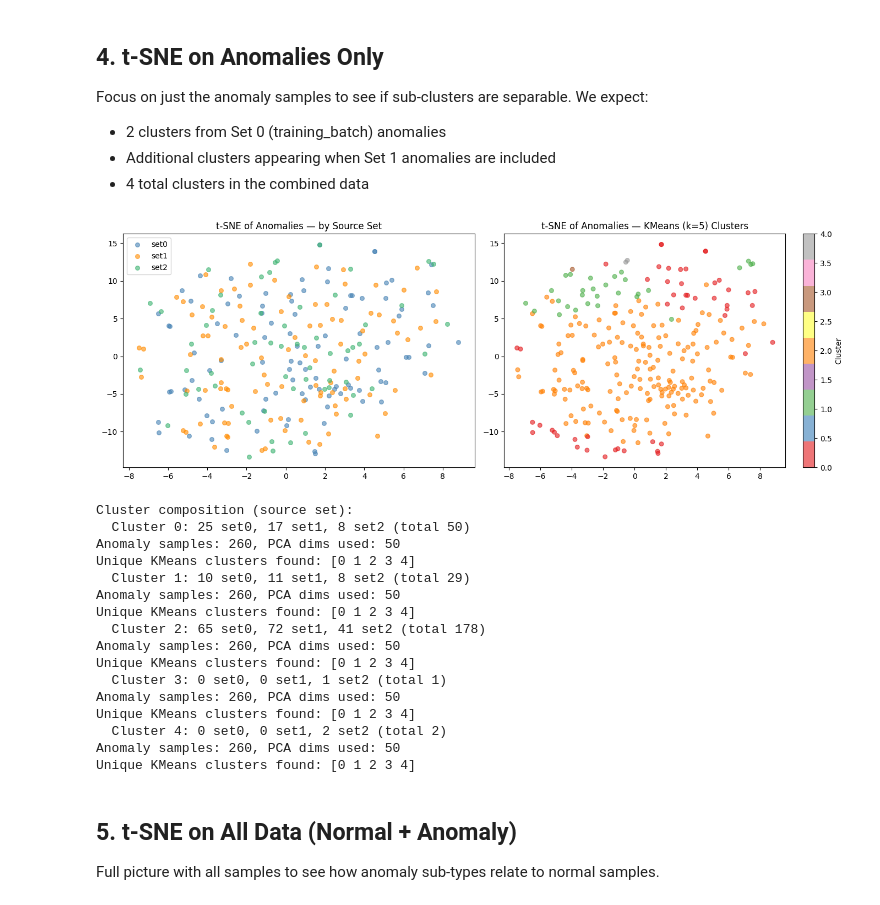
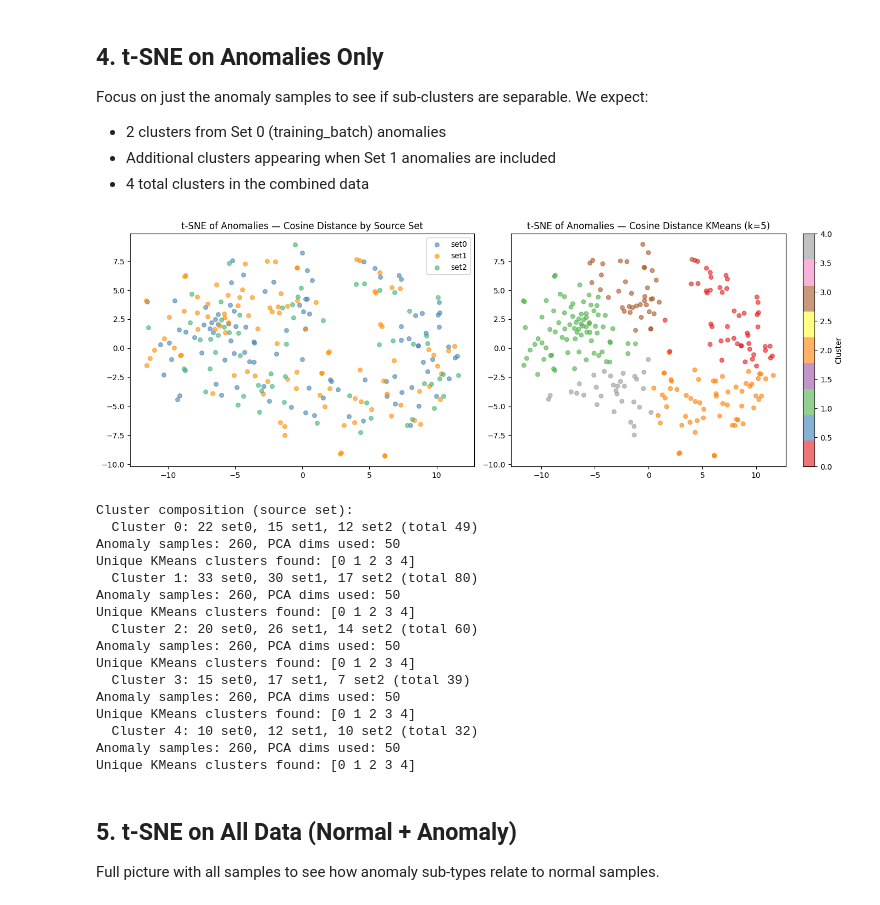
Before and after one commit to Zypperman/cs421pain, a Jupyter notebook: Strategies/EDA/visualising compressed (012).ipynb, the cells around one changed output. Saved outputs shown, nothing was run; the diff lists cells and outputs as text; code cells hidden in the pictures.

```diff
--- a/Strategies/EDA/visualising compressed (012).ipynb
+++ b/Strategies/EDA/visualising compressed (012).ipynb
@@ -274,8 +274,14 @@ anomaly_mask = np.asarray(y_all).ravel() == 1
 X_anom_pca = X_pca[anomaly_mask]
 source_anom = source[anomaly_mask]
 
-tsne_anom = TSNE(n_components=2, perplexity=30, random_state=42, max_iter=1000)
-X_anom_tsne = tsne_anom.fit_transform(X_anom_pca)
+# Cosine distance is available directly in t-SNE
+X_anom_tsne = TSNE(
+    n_components=2,
+    perplexity=30,
+    metric="cosine",
+    random_state=42,
+    max_iter=1000,
+).fit_transform(X_anom_pca)
 
 fig, axes = plt.subplots(1, 2, figsize=(14, 5))
 
@@ -284,52 +290,53 @@ for src, color in [('set0', 'steelblue'), ('set1', 'darkorange'), ('set2', 'medi
     mask = source_anom == src
     axes[0].scatter(X_anom_tsne[mask, 0], X_anom_tsne[mask, 1],
                    c=color, alpha=0.6, s=30, label=f'{src}')
-axes[0].set_title('t-SNE of Anomalies — by Source Set')
+axes[0].set_title('t-SNE of Anomalies — Cosine Distance by Source Set')
 axes[0].legend()
 
 # KMeans with k=5 to find sub-clusters
+X_anom_tsne_norm = Normalizer().fit_transform(X_anom_tsne)
 km = KMeans(n_clusters=5, random_state=42, n_init=10)
-cluster_labels = km.fit_predict(X_anom_pca)
+cluster_labels = km.fit_predict(X_anom_tsne_norm)
 
 scatter = axes[1].scatter(X_anom_tsne[:, 0], X_anom_tsne[:, 1],
                           c=cluster_labels, cmap='Set1', alpha=0.6, s=30)
-axes[1].set_title('t-SNE of Anomalies — KMeans (k=5) Clusters')
+axes[1].set_title('t-SNE of Anomalies — Cosine Distance KMeans (k=5)')
 plt.colorbar(scatter, ax=axes[1], label='Cluster')
 
 plt.tight_layout()
 plt.show()
 
 # Report cluster composition
 print("\nCluster composition (source set):")
 for c in range(5):
     mask = cluster_labels == c
     n_set0 = (source_anom[mask] == 'set0').sum()
     n_set1 = (source_anom[mask] == 'set1').sum()
     n_set2 = (source_anom[mask] == 'set2').sum()
     print(f"  Cluster {c}: {n_set0} set0, {n_set1} set1, {n_set2} set2 (total {mask.sum()})")
     # Optional sanity checks to avoid common downstream errors
     print(f"Anomaly samples: {X_anom_pca.shape[0]}, PCA dims used: {X_anom_pca.shape[1]}")
     print("Unique KMeans clusters found:", np.unique(cluster_labels))
 
     # If a later cell expects exactly 5 clusters but fewer are present, warn clearly
     if len(np.unique(cluster_labels)) < 5:
         print("Warning: KMeans returned fewer than 5 effective clusters (some may be empty/merged).")
 # %% [output]
-[figure, old version]
+[figure, new version]
 Cluster composition (source set):
-  Cluster 0: 25 set0, 17 set1, 8 set2 (total 50)
+  Cluster 0: 22 set0, 15 set1, 12 set2 (total 49)
 Anomaly samples: 260, PCA dims used: 50
 Unique KMeans clusters found: [0 1 2 3 4]
-  Cluster 1: 10 set0, 11 set1, 8 set2 (total 29)
+  Cluster 1: 33 set0, 30 set1, 17 set2 (total 80)
 Anomaly samples: 260, PCA dims used: 50
 Unique KMeans clusters found: [0 1 2 3 4]
-  Cluster 2: 65 set0, 72 set1, 41 set2 (total 178)
+  Cluster 2: 20 set0, 26 set1, 14 set2 (total 60)
 Anomaly samples: 260, PCA dims used: 50
 Unique KMeans clusters found: [0 1 2 3 4]
-  Cluster 3: 0 set0, 0 set1, 1 set2 (total 1)
+  Cluster 3: 15 set0, 17 set1, 7 set2 (total 39)
 Anomaly samples: 260, PCA dims used: 50
 Unique KMeans clusters found: [0 1 2 3 4]
-  Cluster 4: 0 set0, 0 set1, 2 set2 (total 2)
+  Cluster 4: 10 set0, 12 set1, 10 set2 (total 32)
 Anomaly samples: 260, PCA dims used: 50
 Unique KMeans clusters found: [0 1 2 3 4]
 # %% [markdown]
```
Also changed, not shown: parts of 12 cells of this notebook, 8 other files.
